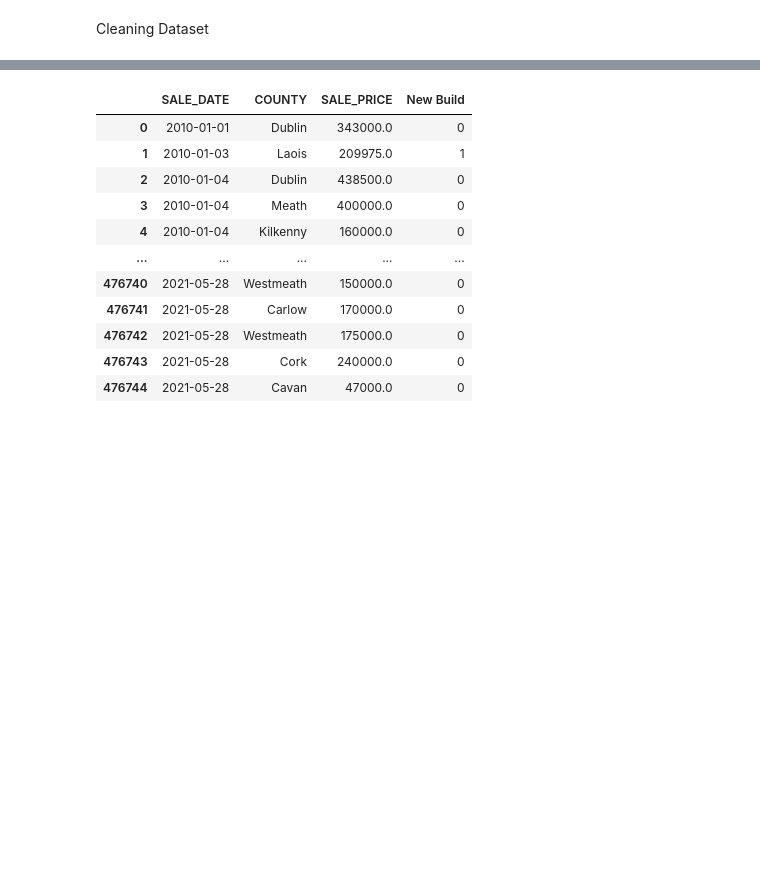
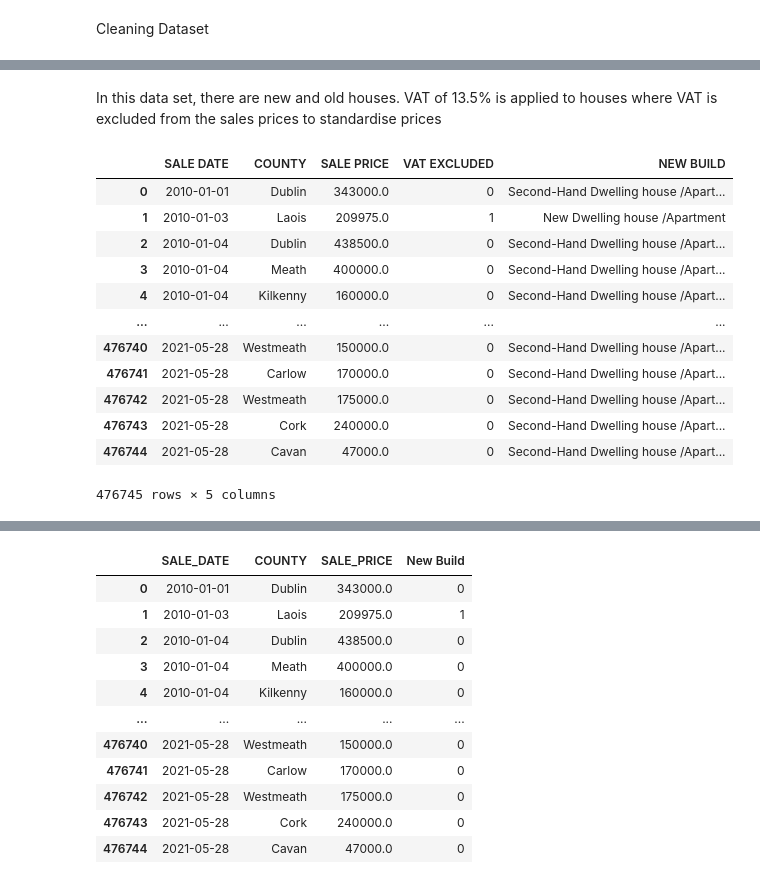
Before and after one commit to liamdkn/DataScience, a Jupyter notebook: RTB Ireland Rent Analysis/rent-analysis.ipynb, the cells around one changed output, grey strips where cells are left out. Cells and saved outputs as stored; diff of their text form; code cells hidden in the pictures; blank space fills up the shorter version.

Commit message:
First data set cleaned & code refactored

```diff
--- a/RTB Ireland Rent Analysis/rent-analysis.ipynb
+++ b/RTB Ireland Rent Analysis/rent-analysis.ipynb
@@ -96 +55,22 @@ df = df.rename(columns={'PROPERTY_DESC': 'New Build'})
+# %% [markdown]
+In this data set, there are new and old houses.
+VAT of 13.5% is applied to houses where VAT is excluded from the sales prices to standardise prices
+# %%
+propertyPrice_df.loc[propertyPrice_df['VAT EXCLUDED'] == 1, 'SALE PRICE'] *= 1.135
+
+propertyPrice_df
+# %% [output]
+|  | SALE DATE | COUNTY | SALE PRICE | VAT EXCLUDED | NEW BUILD |
+| 0 | 2010-01-01 | Dublin | 343000.0 | 0 | Second-Hand Dwelling house /Apart... |
+| 1 | 2010-01-03 | Laois | 209975.0 | 1 | New Dwelling house /Apartment |
+| 2 | 2010-01-04 | Dublin | 438500.0 | 0 | Second-Hand Dwelling house /Apart... |
+| 3 | 2010-01-04 | Meath | 400000.0 | 0 | Second-Hand Dwelling house /Apart... |
+| 4 | 2010-01-04 | Kilkenny | 160000.0 | 0 | Second-Hand Dwelling house /Apart... |
+| ... | ... | ... | ... | ... | ... |
+| 476740 | 2021-05-28 | Westmeath | 150000.0 | 0 | Second-Hand Dwelling house /Apart... |
+| 476741 | 2021-05-28 | Carlow | 170000.0 | 0 | Second-Hand Dwelling house /Apart... |
+| 476742 | 2021-05-28 | Westmeath | 175000.0 | 0 | Second-Hand Dwelling house /Apart... |
+| 476743 | 2021-05-28 | Cork | 240000.0 | 0 | Second-Hand Dwelling house /Apart... |
+| 476744 | 2021-05-28 | Cavan | 47000.0 | 0 | Second-Hand Dwelling house /Apart... |
+476745 rows × 5 columns
 # %%
```
Also changed, not shown: parts of 14 cells of this notebook.
